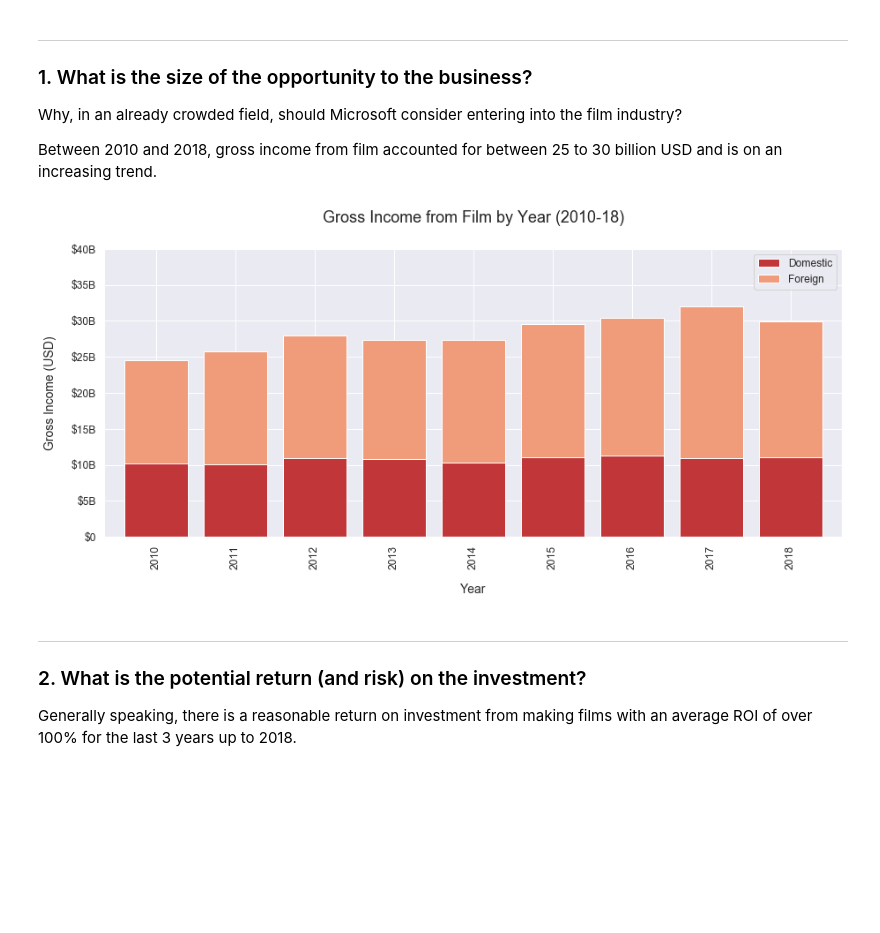
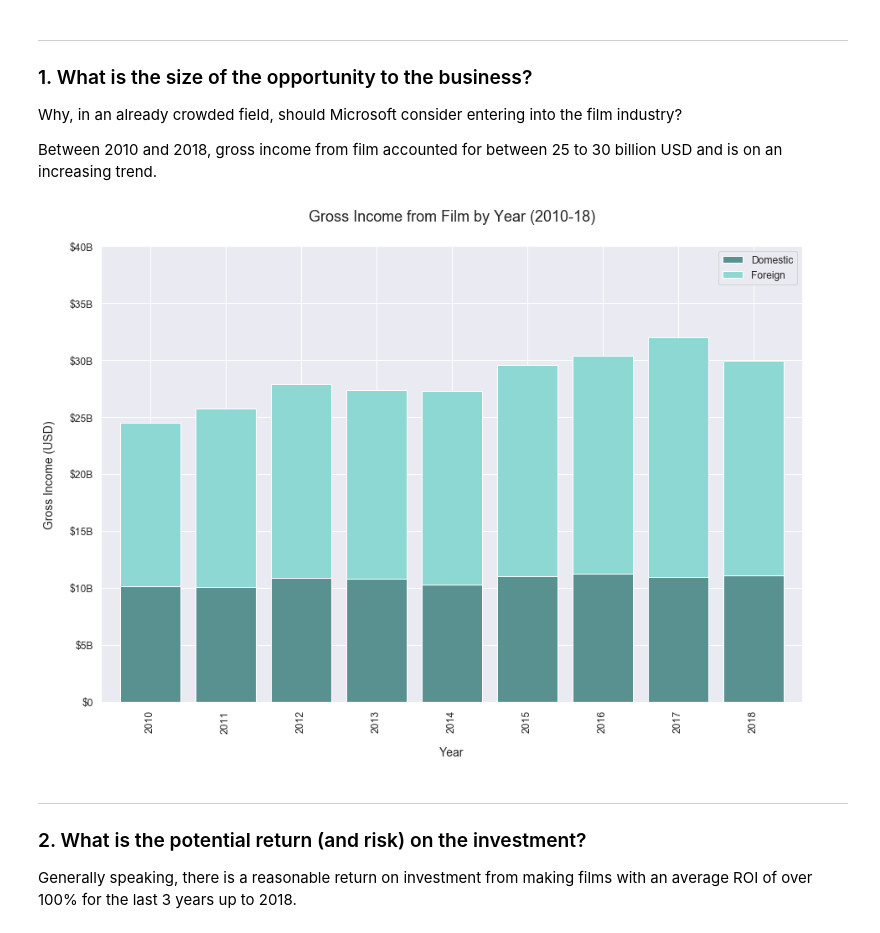
Before and after one commit to toopster/dsc-mod-1-project-v2-1-online-ds-sp-000, a Jupyter notebook: exploration.ipynb, the cells around one changed output. Drawn from its saved outputs; the diff is of its cells as text; code cells hidden in the pictures; blank space fills up the shorter version.

```diff
--- a/exploration.ipynb
+++ b/exploration.ipynb
@@ -36,7 +36,8 @@ import matplotlib.pyplot as plt
 
 # Set styles and color palette for Seaborn
 sns.set(font_scale=1.1)
-sns.set_palette(sns.color_palette('RdBu'))
+pres_palette = ['#599191','#8dd8d3','#0b6374','#c0791b','#424242','#fd5b58','#d7e6a3','#d558ab','#27278b']
+sns.set_palette(sns.color_palette(pres_palette))
 # %% [markdown]
 ---
 
@@ -60,35 +61,35 @@ df_bom[['year']] = df_bom[['year']].astype(str)
 #  - The Fate of the Furious
 #  - Jurassic World
 #  - Star Wars: The Force Awakens
 #  - Furious 7
 #  - Avengers: Infinity War
 df_bom.loc[df_bom.title.isin(['The Fate of the Furious',
                               'Jurassic World',
                               'Star Wars: The Force Awakens',
                               'Furious 7',
                               'Avengers: Infinity War'
                              ]) & (df_bom.foreign_gross < 1e6), 'foreign_gross'] = df_bom['foreign_gross'] * 1e6
 
 
 # Handle any potential duplicates within the dataset based on film title and studio and sort by year
 df_bom = df_bom.sort_values('year').drop_duplicates(subset=['title', 'studio'])
 
 
 # Creating our first plot looking at Gross Income from Film year-on-year
 existing_yvalues = [0,0.5e10,1e10,1.5e10,2e10,2.5e10,3e10,3.5e10,4e10]
 readable_yvalues = ['$0','$5B','$10B','$15B','$20B','$25B','$30B','$35B','$40B']
 q1_chart_data = df_bom[['year','domestic_gross','foreign_gross']].set_index('year').groupby('year').sum()
-q1_chart_data.plot(kind='bar', stacked=True, figsize=(15,6), width=0.8)
+q1_chart_data.plot(kind='bar', stacked=True, figsize=(15,10), width=0.8)
 plt.ylim(0,4e10)
 plt.yticks(existing_yvalues, readable_yvalues)
 plt.title('Gross Income from Film by Year (2010-18)', fontsize=18, pad=30)
 plt.xlabel('Year', fontsize=14, labelpad=16)
 plt.ylabel('Gross Income (USD)', fontsize=14, labelpad=16)
 plt.legend(['Domestic','Foreign'])
 
 plt.show()
 # %% [output]
-[figure, old version]
+[figure, new version]
 # %% [markdown]
 ---
 
```
Also changed, not shown: parts of 7 cells of this notebook.
